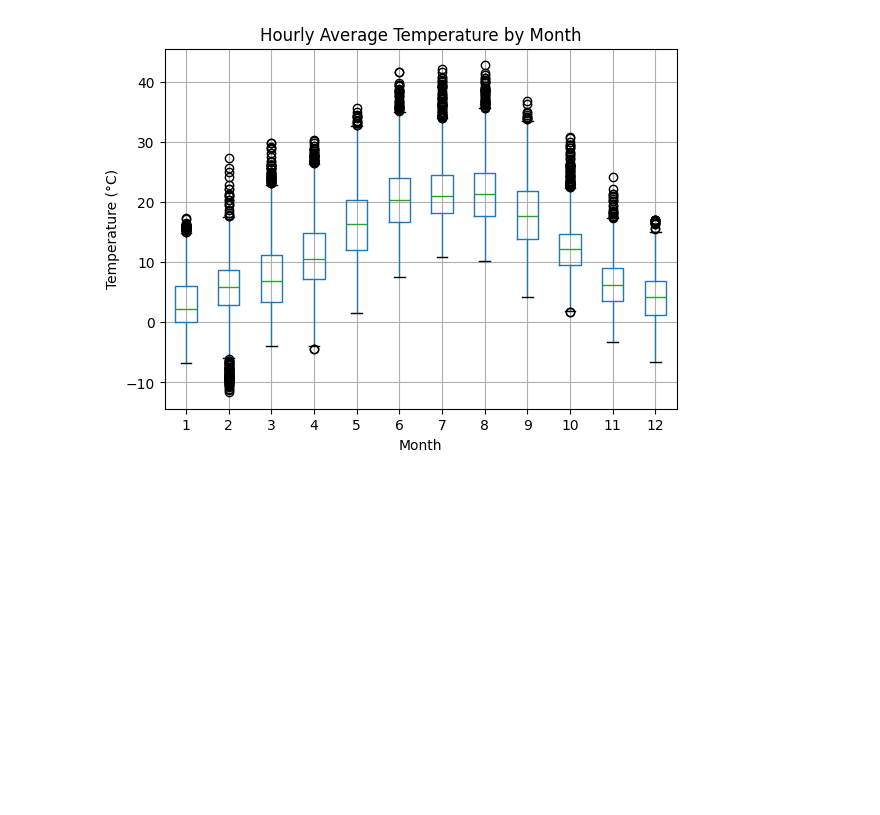
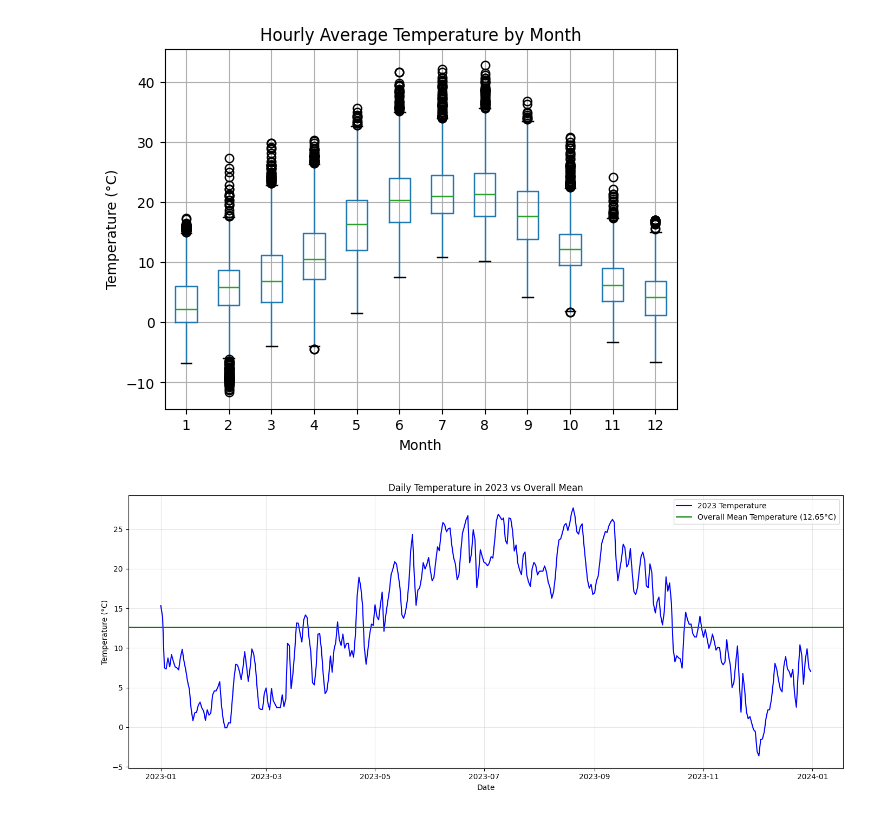
Before and after one commit to chandlerNick/BerlinWeatherTimeSeriesAnalysis, a Jupyter notebook: data_viz.ipynb, the cells around one changed output. Cells and saved outputs as stored; diff of their text form; code cells hidden in the pictures; blank space fills up the shorter version.

Commit message:
Add visualizations

```diff
--- a/data_viz.ipynb
+++ b/data_viz.ipynb
@@ -97,3 +97,21 @@ plt.show()
 # %% [output]
 <Figure size 1000x600 with 0 Axes>
 [figure]
+# %%
+
+# Calculate the overall mean temperature across all years
+overall_mean_temp = all_data["Temperature (C)"].mean()
+
+# Plot
+plt.figure(figsize=(14, 6))
+plt.plot(one_year_data.index, one_year_data['Temperature (C)'], color='blue', label=f'{year_to_plot} Temperature')
+plt.axhline(y=overall_mean_temp, color='green', linestyle='-', label=f'Overall Mean Temperature ({overall_mean_temp:.2f}°C)')
+plt.title(f'Daily Temperature in {year_to_plot} vs Overall Mean')
+plt.xlabel('Date')
+plt.ylabel('Temperature (°C)')
+plt.grid(True, alpha=0.3)
+plt.legend()
+plt.tight_layout()
+plt.show()
+# %% [output]
+[figure, added]
```
